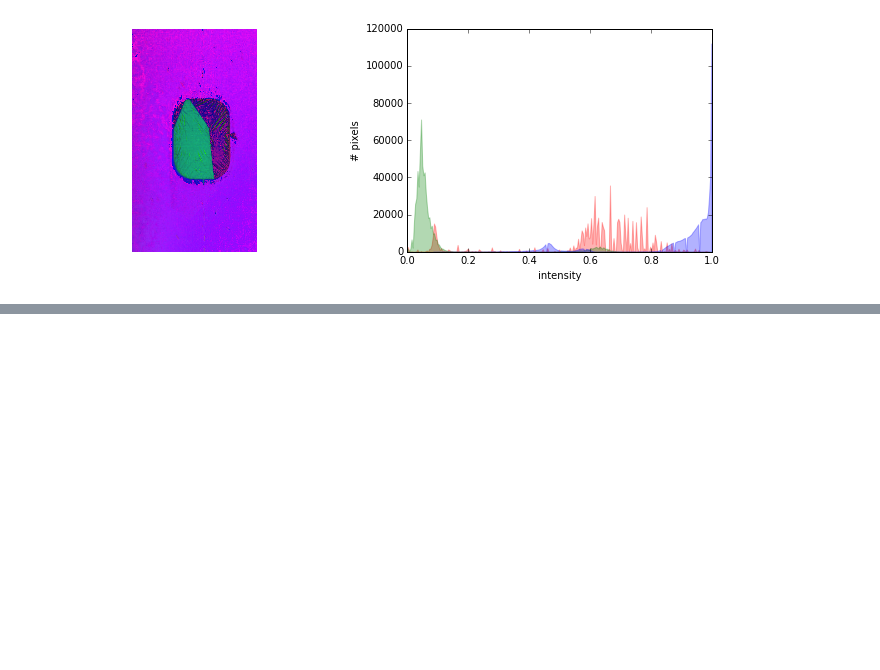
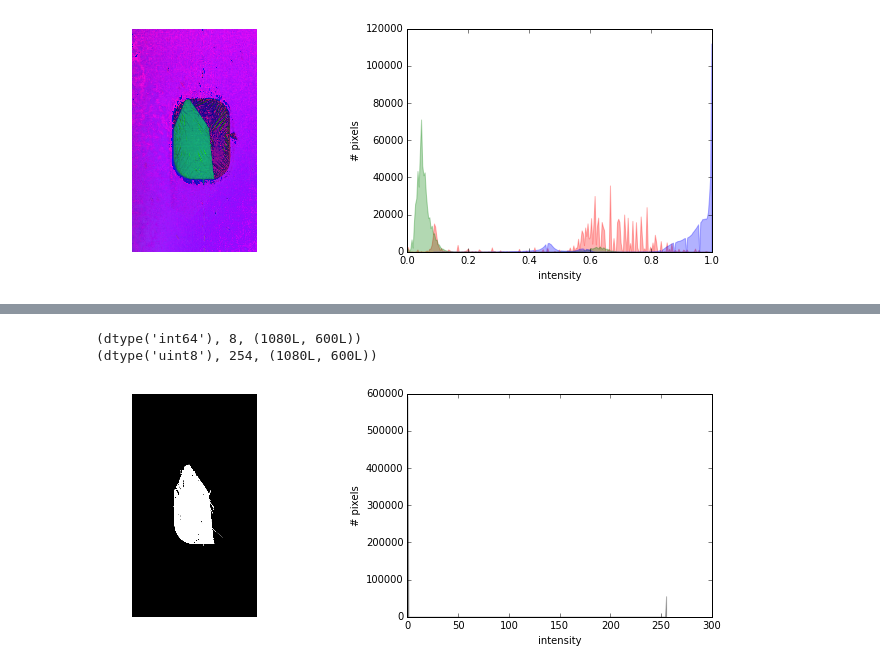
Before and after one commit to jaybo/Python-Notebooks, a Jupyter notebook: TEMCA/OpticalSegmentation.ipynb, the cells around one changed output, grey strips where cells are left out. Cells and saved outputs as stored; diff of their text form; code cells hidden in the pictures; blank space fills up the shorter version.

```diff
--- a/TEMCA/OpticalSegmentation.ipynb
+++ b/TEMCA/OpticalSegmentation.ipynb
@@ -79,0 +66,11 @@ for prop in region:
+# %%
+print (imnosmall.dtype, imnosmall.max(), imnosmall.shape)
+image = skimage.img_as_ubyte(imgray)
+print (image.dtype, image.max(), image.shape)
+image[:,:] = 0
+image[imnosmall != 0] = 255
+skdemo.imshow_with_histogram(image);
+# %% [output]
+(dtype('int64'), 8, (1080L, 600L))
+(dtype('uint8'), 254, (1080L, 600L))
+[figure, added]
```
Also changed, not shown: parts of 9 cells of this notebook, 1 other file.
